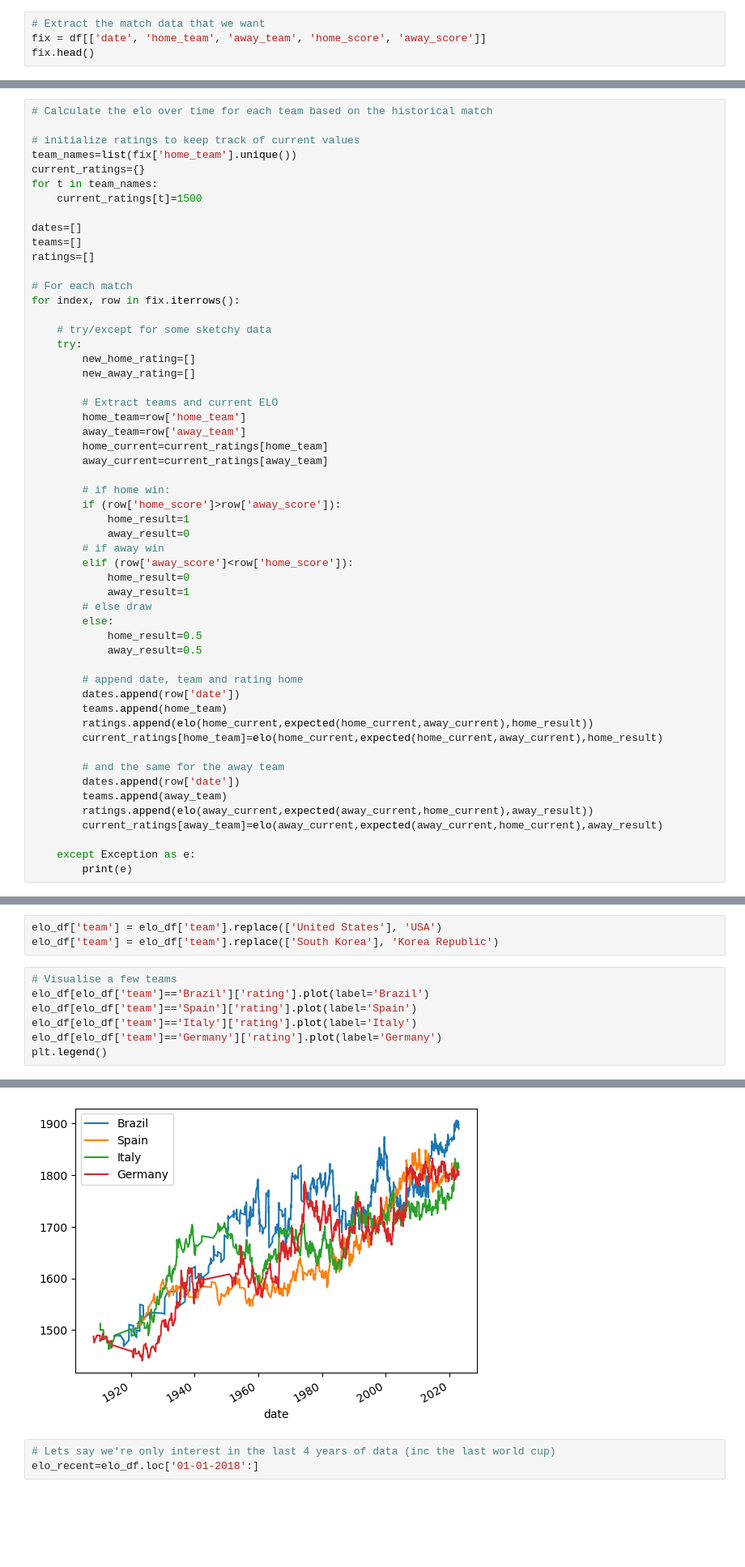
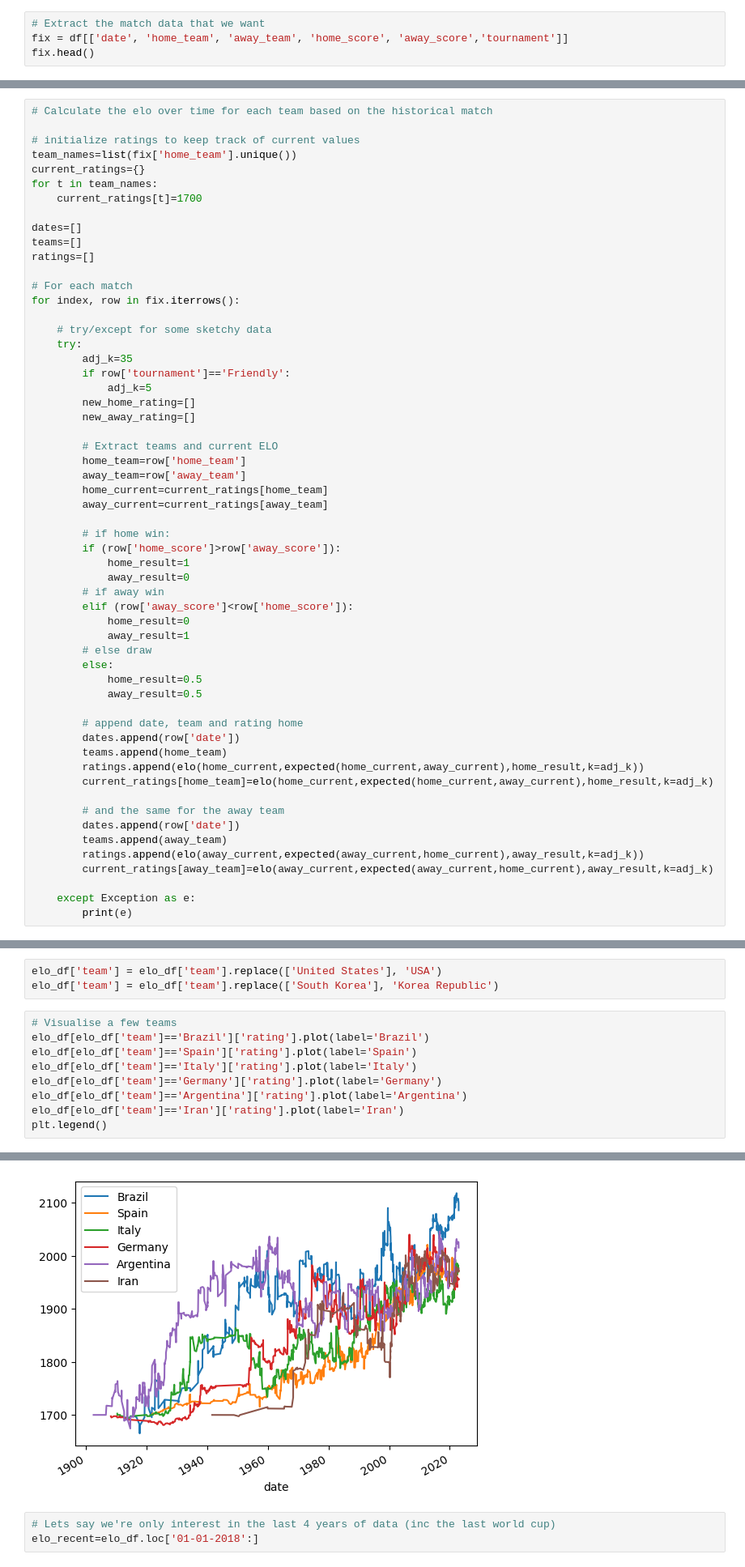
Before and after one commit to nowaycomputer/worldcup22, a Jupyter notebook: dev/model_v1.ipynb, the cells around one changed output, grey strips where cells are left out. Shown at 81% size. Drawn from its saved outputs; the diff is of its cells as text; blank space fills up the shorter version.

```diff
--- a/dev/model_v1.ipynb
+++ b/dev/model_v1.ipynb
@@ -18,6 +20,6 @@ df.head()
 | 4 | 1876-03-04 | Scotland | England | 3.0 | 0.0 | Friendly | Glasgow | Scotland | False |
 # %%
 # Extract the match data that we want
-fix = df[['date', 'home_team', 'away_team', 'home_score', 'away_score']]
+fix = df[['date', 'home_team', 'away_team', 'home_score', 'away_score','tournament']]
 fix.head()
 # %% [output]
@@ -47,7 +53,7 @@ def elo(old, exp_p, score, k=25):
 team_names=list(fix['home_team'].unique())
 current_ratings={}
 for t in team_names:
-    current_ratings[t]=1500
+    current_ratings[t]=1700
 
 dates=[]
 teams=[]
@@ -58,6 +64,9 @@ for index, row in fix.iterrows():
 
     # try/except for some sketchy data
     try:
+        adj_k=35
+        if row['tournament']=='Friendly':
+            adj_k=5
         new_home_rating=[]
         new_away_rating=[]
 
@@ -83,14 +92,14 @@ for index, row in fix.iterrows():
         # append date, team and rating home
         dates.append(row['date'])
         teams.append(home_team)
-        ratings.append(elo(home_current,expected(home_current,away_current),home_result))
-        current_ratings[home_team]=elo(home_current,expected(home_current,away_current),home_result)
+        ratings.append(elo(home_current,expected(home_current,away_current),home_result,k=adj_k))
+        current_ratings[home_team]=elo(home_current,expected(home_current,away_current),home_result,k=adj_k)
 
         # and the same for the away team
         dates.append(row['date'])
         teams.append(away_team)
-        ratings.append(elo(away_current,expected(away_current,home_current),away_result))
-        current_ratings[away_team]=elo(away_current,expected(away_current,home_current),away_result)
+        ratings.append(elo(away_current,expected(away_current,home_current),away_result,k=adj_k))
+        current_ratings[away_team]=elo(away_current,expected(away_current,home_current),away_result,k=adj_k)
 
     except Exception as e:
         print(e)
@@ -129,13 +138,15 @@ elo_df['team'] = elo_df['team'].replace(['South Korea'], 'Korea Republic')
 # %%
 # Visualise a few teams
 elo_df[elo_df['team']=='Brazil']['rating'].plot(label='Brazil')
 elo_df[elo_df['team']=='Spain']['rating'].plot(label='Spain')
 elo_df[elo_df['team']=='Italy']['rating'].plot(label='Italy')
 elo_df[elo_df['team']=='Germany']['rating'].plot(label='Germany')
+elo_df[elo_df['team']=='Argentina']['rating'].plot(label='Argentina')
+elo_df[elo_df['team']=='Iran']['rating'].plot(label='Iran')
 plt.legend()
 # %% [output]
 <matplotlib.legend.Legend at 0x...>
-[figure, old version]
+[figure, new version]
 # %%
 # Lets say we're only interest in the last 4 years of data (inc the last world cup)
 elo_recent=elo_df.loc['01-01-2018':]
```
Also changed, not shown: parts of 21 cells of this notebook.
